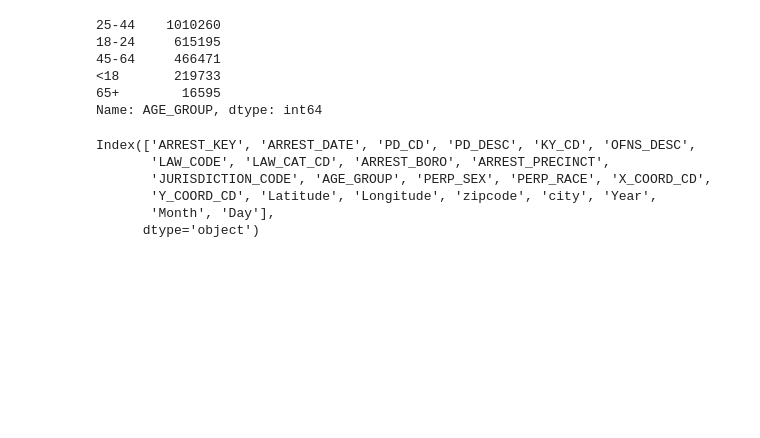
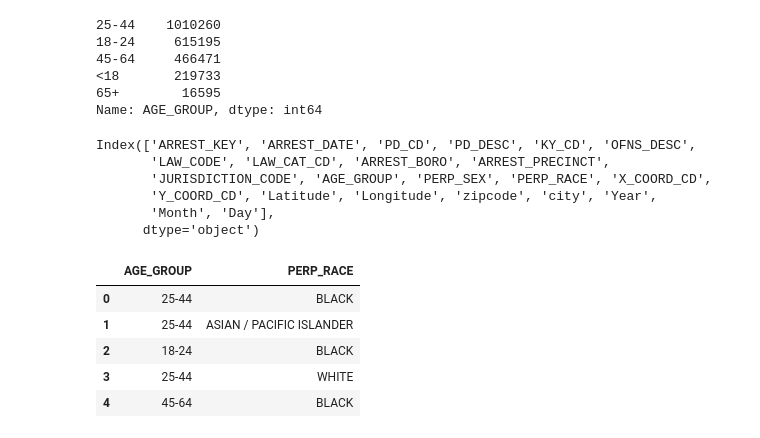
Before and after one commit to bhparijat/NYPD-crime-analysis, a Jupyter notebook: generate_summary.ipynb, the cells around one changed output. Drawn from its saved outputs; the diff is of its cells as text; code cells hidden in the pictures; blank space fills up the shorter version.

```diff
--- a/generate_summary.ipynb
+++ b/generate_summary.ipynb
@@ -375,3 +375,12 @@ Index(['ARREST_KEY', 'ARREST_DATE', 'PD_CD', 'PD_DESC', 'KY_CD', 'OFNS_DESC',
       dtype='object')
 # %%
 x = df[['AGE_GROUP','PERP_RACE']]
+# %%
+x.head()
+# %% [output]
+|  | AGE_GROUP | PERP_RACE |
+| 0 | 25-44 | BLACK |
+| 1 | 25-44 | ASIAN / PACIFIC ISLANDER |
+| 2 | 18-24 | BLACK |
+| 3 | 25-44 | WHITE |
+| 4 | 45-64 | BLACK |
```
Also changed, not shown: parts of 14 cells of this notebook.
